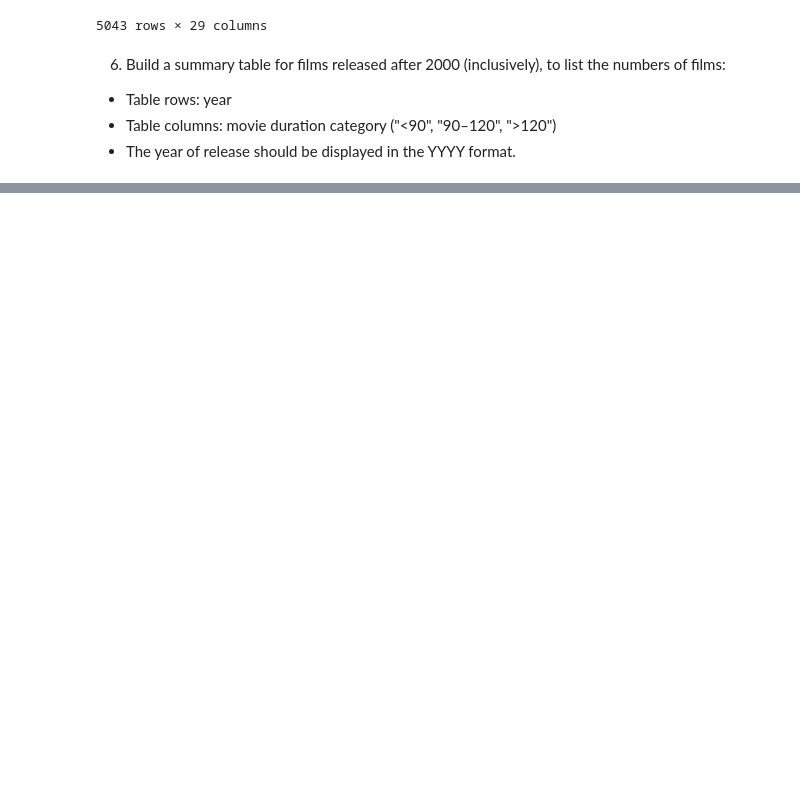
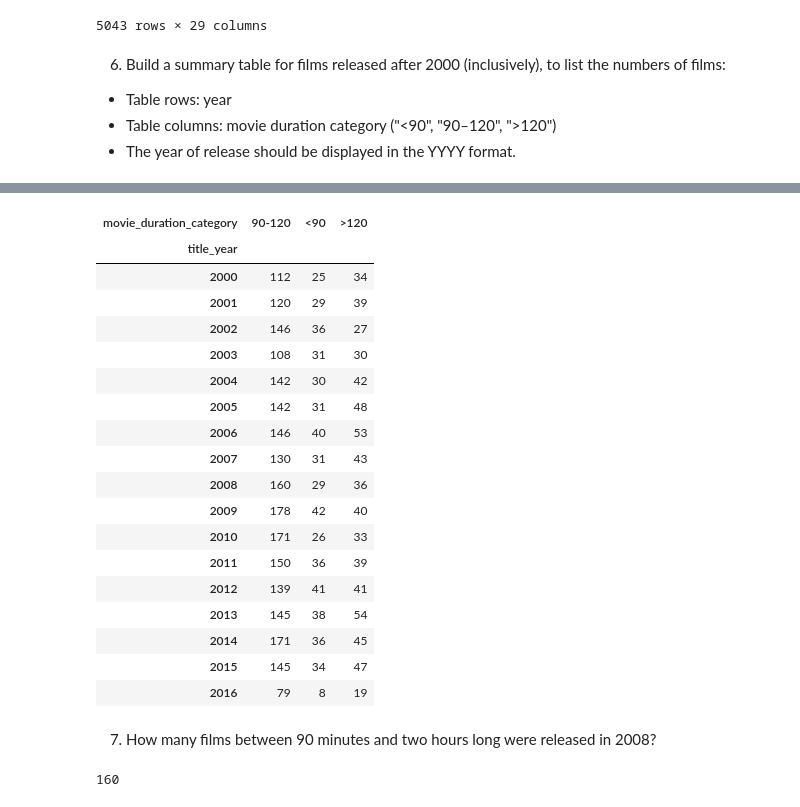
Before and after one commit to IritaSee/yandex-practicum-test, a Jupyter notebook: Task-1.ipynb, the cells around one changed output, grey strips where cells are left out. Saved outputs shown, nothing was run; the diff lists cells and outputs as text; code cells hidden in the pictures; blank space fills up the shorter version.

```diff
--- a/Task-1.ipynb
+++ b/Task-1.ipynb
@@ -138,0 +97,35 @@ sum_table
+# %%
+filtered_data = data[data.title_year>=2000][['title_year','movie_duration_category']]
+filtered_data['title_year'] = filtered_data['title_year'].astype(int)
+filtered_data['count'] = 1
+# %%
+sum_table = pd.pivot_table(data=filtered_data, columns= ['movie_duration_category'],
+        index=['title_year'], values='title_year', aggfunc='sum')
+
+sum_table
+# %% [output]
+| movie_duration_category | 90-120 | <90 | >120 |
+| title_year |  |  |  |
+| 2000 | 112 | 25 | 34 |
+| 2001 | 120 | 29 | 39 |
+| 2002 | 146 | 36 | 27 |
+| 2003 | 108 | 31 | 30 |
+| 2004 | 142 | 30 | 42 |
+| 2005 | 142 | 31 | 48 |
+| 2006 | 146 | 40 | 53 |
+| 2007 | 130 | 31 | 43 |
+| 2008 | 160 | 29 | 36 |
+| 2009 | 178 | 42 | 40 |
+| 2010 | 171 | 26 | 33 |
+| 2011 | 150 | 36 | 39 |
+| 2012 | 139 | 41 | 41 |
+| 2013 | 145 | 38 | 54 |
+| 2014 | 171 | 36 | 45 |
+| 2015 | 145 | 34 | 47 |
+| 2016 | 79 | 8 | 19 |
+# %% [markdown]
+7. How many films between 90 minutes and two hours long were released in 2008?
+# %%
+data[(data.title_year==2008) & (data.movie_duration_category == '90-120')]['title_year'].count()
+# %% [output]
+160
```
Also changed, not shown: parts of 14 cells of this notebook.
